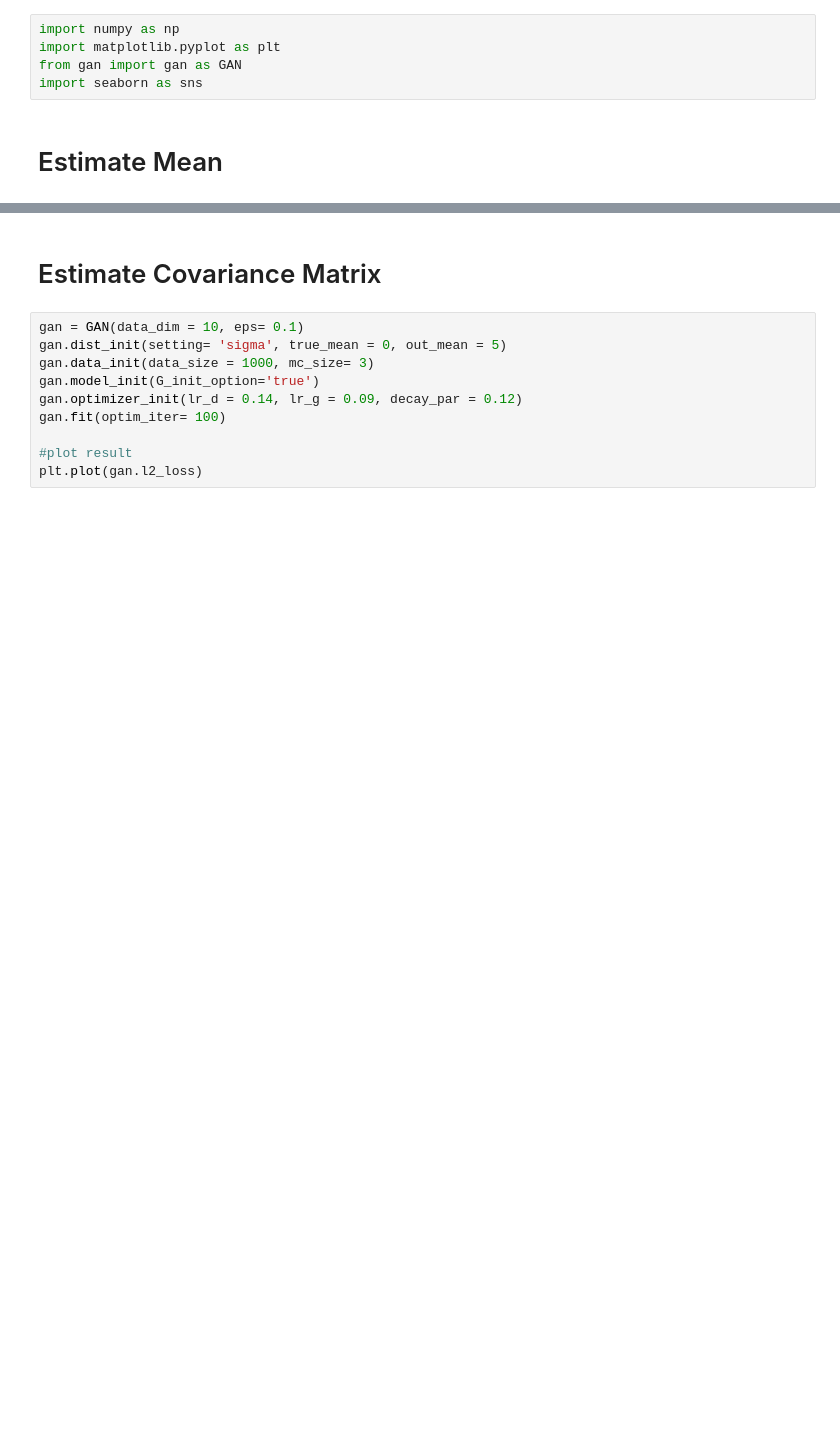
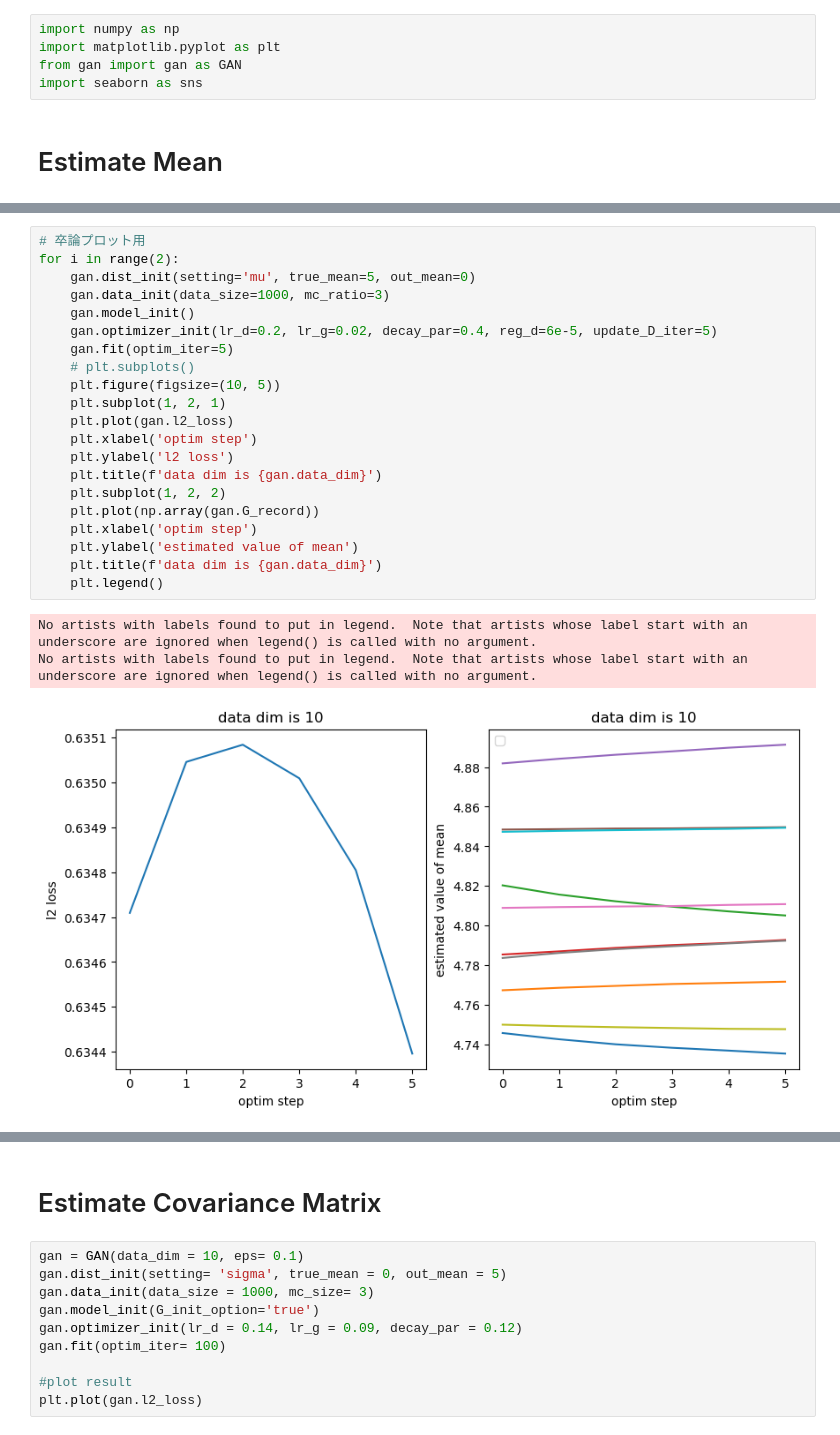
Before and after one commit to monarsan/robust-GAN, a Jupyter notebook: work/main/demo.ipynb, the cells around one changed output, grey strips where cells are left out. Cells and saved outputs as stored; diff of their text form; blank space fills up the shorter version.

```diff
--- a/work/main/demo.ipynb
+++ b/work/main/demo.ipynb
@@ -14,0 +24,25 @@ gan.fit(optim_iter=1000)
+# %%
+# 卒論プロット用
+for i in range(2):
+    gan.dist_init(setting='mu', true_mean=5, out_mean=0)
+    gan.data_init(data_size=1000, mc_ratio=3)
+    gan.model_init()
+    gan.optimizer_init(lr_d=0.2, lr_g=0.02, decay_par=0.4, reg_d=6e-5, update_D_iter=5)
+    gan.fit(optim_iter=5)
+    # plt.subplots()
+    plt.figure(figsize=(10, 5))
+    plt.subplot(1, 2, 1)
+    plt.plot(gan.l2_loss)
+    plt.xlabel('optim step')
+    plt.ylabel('l2 loss')
+    plt.title(f'data dim is {gan.data_dim}')
+    plt.subplot(1, 2, 2)
+    plt.plot(np.array(gan.G_record))
+    plt.xlabel('optim step')
+    plt.ylabel('estimated value of mean')
+    plt.title(f'data dim is {gan.data_dim}')
+    plt.legend()
+# %% [output]
+No artists with labels found to put in legend.  Note that artists whose label start with an underscore are ignored when legend() is called with no argument.
+No artists with labels found to put in legend.  Note that artists whose label start with an underscore are ignored when legend() is called with no argument.
+[figure, added]
```
Also changed, not shown: parts of 4 cells of this notebook, 24 other files.
